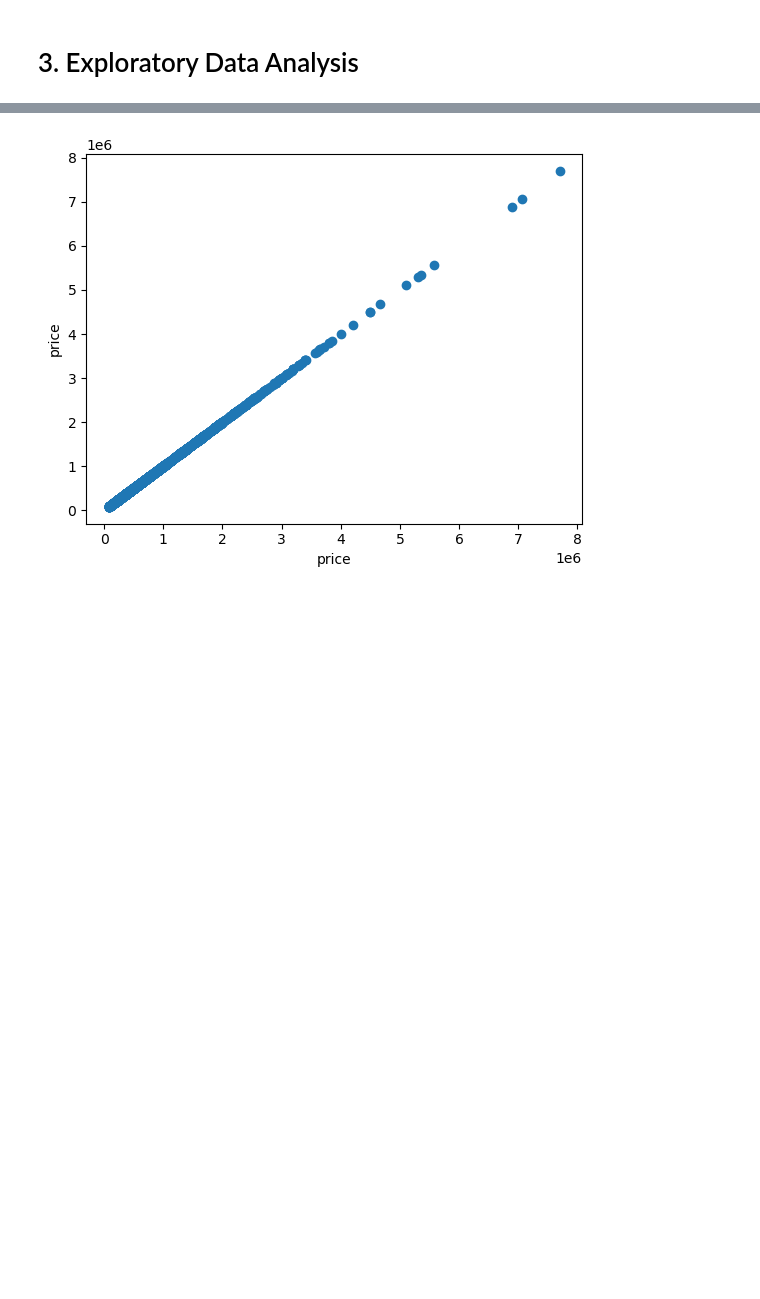
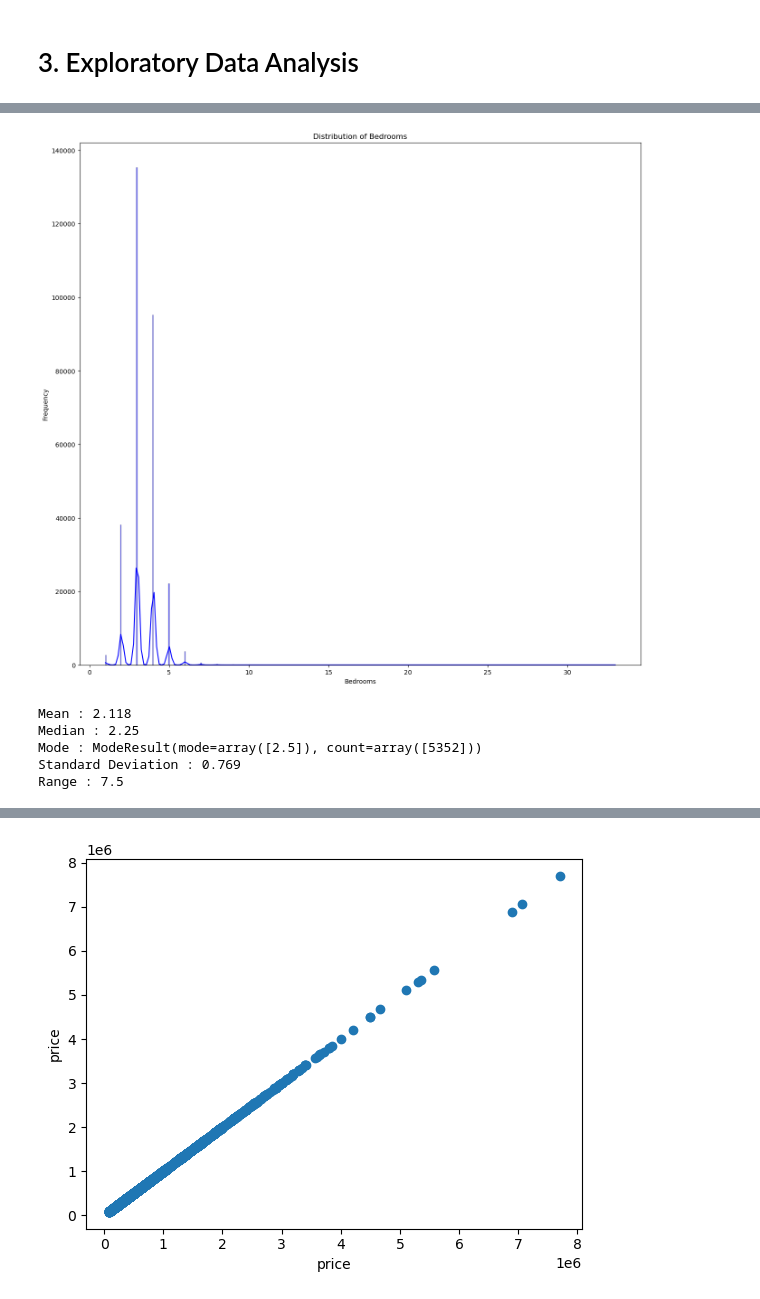
Before and after one commit to FionaNalianya/King-County-House-Sales, a Jupyter notebook: notebook.ipynb, the cells around one changed output, grey strips where cells are left out. Cells and saved outputs as stored; diff of their text form; code cells hidden in the pictures; blank space fills up the shorter version.

```diff
--- a/notebook.ipynb
+++ b/notebook.ipynb
@@ -159,0 +224,19 @@ house[numeric_var].describe()
+# %%
+# Plotting the distribution of bedrooms
+fig, ax = plt.subplots(figsize=(16,15))
+sns.histplot(house_features["bedrooms"], stat = 'frequency', color = "blue", kde = True, ax = ax)
+ax.set_ylabel("Frequency")
+ax.set_xlabel("Bedrooms")
+ax.set_title("Distribution of Bedrooms")
+plt.show()
+# %% [output]
+[figure, added]
+# %%
+#checking the descriptive statistics of bathrooms
+descriptive_statistics(house_features, "bathrooms")
+# %% [output]
+Mean : 2.118
+Median : 2.25
+Mode : ModeResult(mode=array([2.5]), count=array([5352]))
+Standard Deviation : 0.769
+Range : 7.5
```
Also changed, not shown: parts of 24 cells of this notebook.
